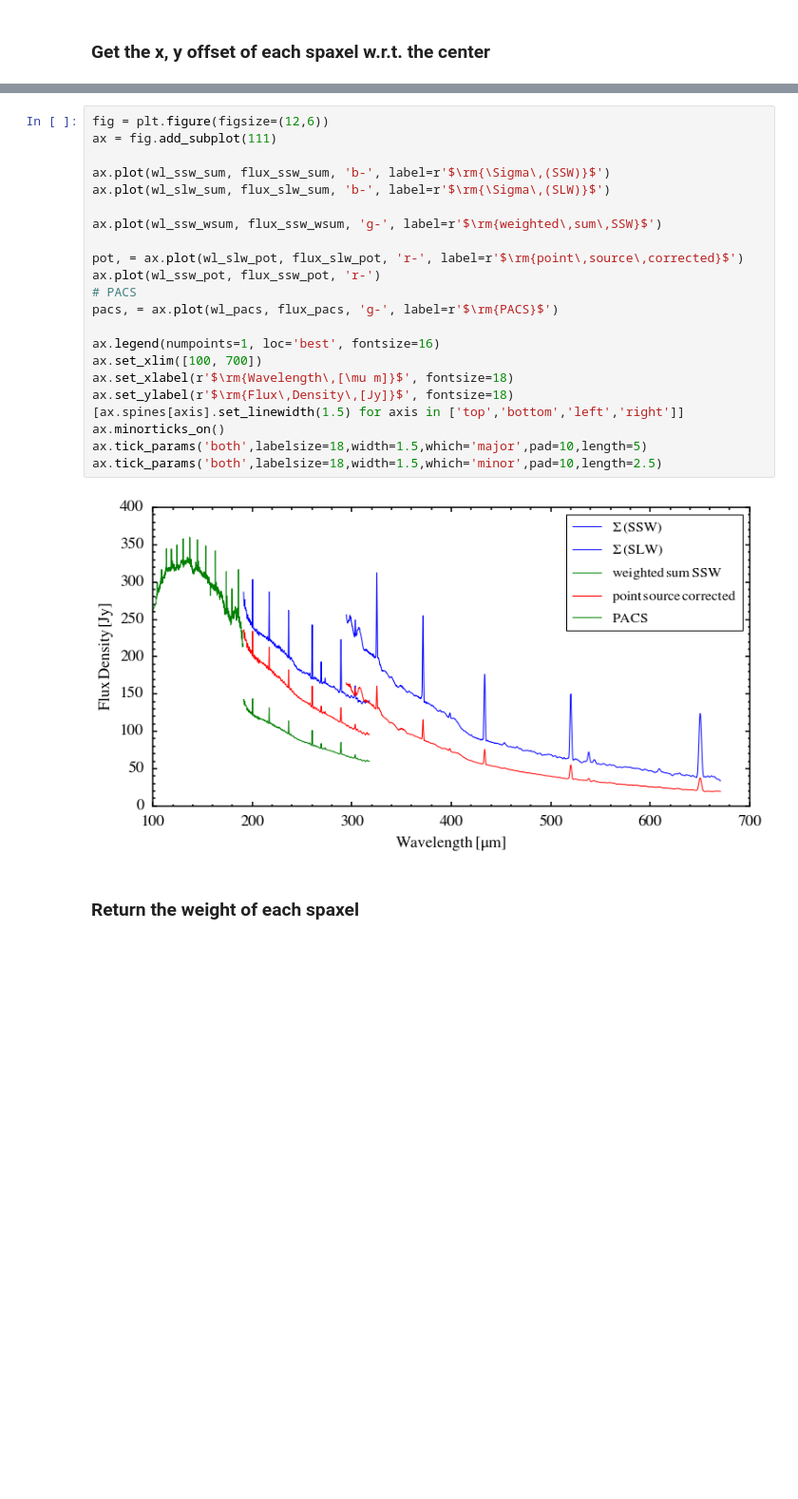
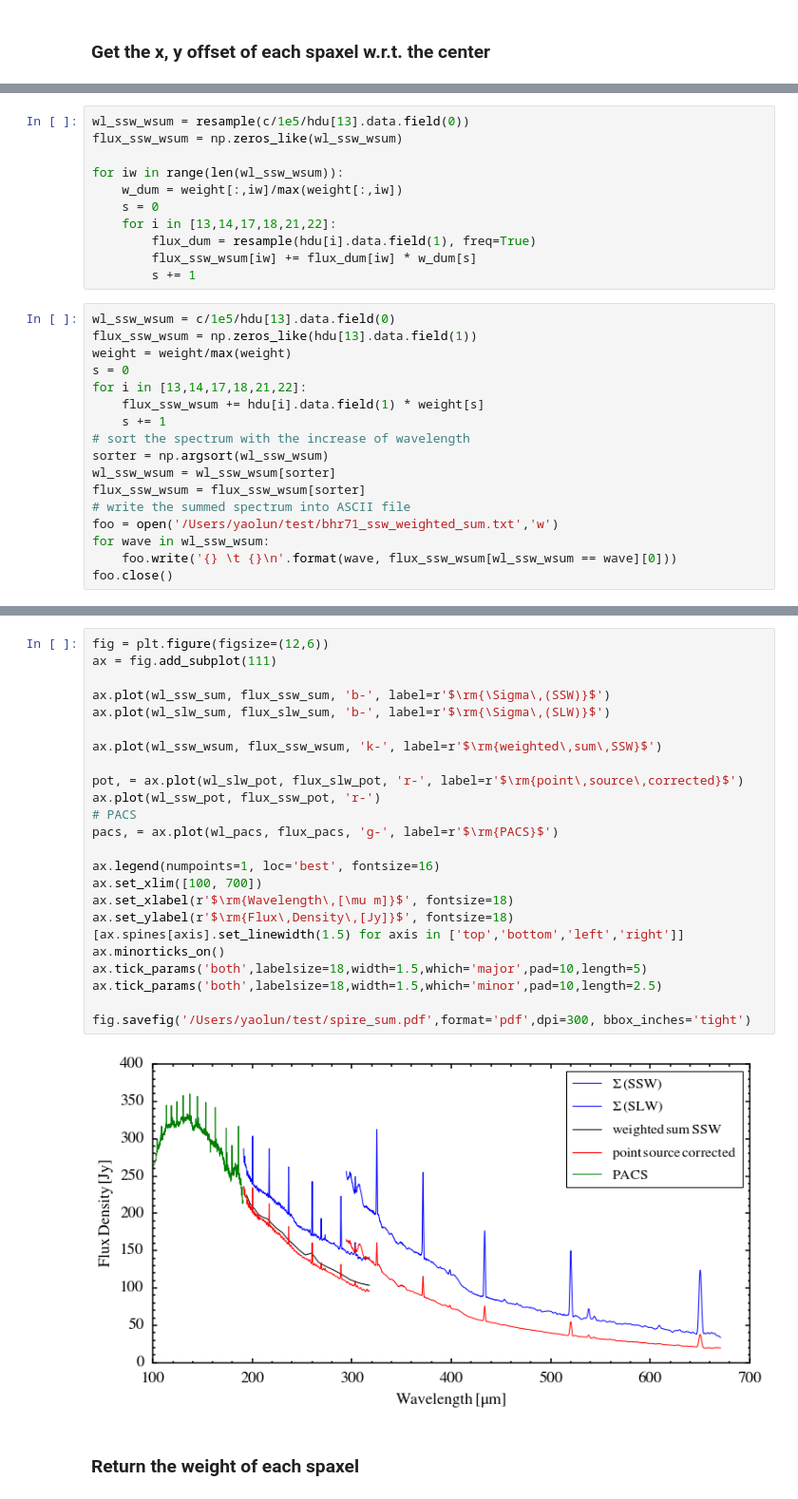
Before and after one commit to yaolun/sa, a Jupyter notebook: spire_products_comparison.ipynb, the cells around one changed output, grey strips where cells are left out. Shown: that part at 95% size. Saved outputs shown, nothing was run; the diff lists cells and outputs as text; blank space fills up the shorter version.

```diff
--- a/spire_products_comparison.ipynb
+++ b/spire_products_comparison.ipynb
@@ -190,0 +212,28 @@ for i in [13,14,17,18,21,22]:
+# %%
+wl_ssw_wsum = resample(c/1e5/hdu[13].data.field(0))
+flux_ssw_wsum = np.zeros_like(wl_ssw_wsum)
+
+for iw in range(len(wl_ssw_wsum)):
+    w_dum = weight[:,iw]/max(weight[:,iw])
+    s = 0
+    for i in [13,14,17,18,21,22]:
+        flux_dum = resample(hdu[i].data.field(1), freq=True)
+        flux_ssw_wsum[iw] += flux_dum[iw] * w_dum[s]
+        s += 1
+# %%
+wl_ssw_wsum = c/1e5/hdu[13].data.field(0)
+flux_ssw_wsum = np.zeros_like(hdu[13].data.field(1))
+weight = weight/max(weight)
+s = 0
+for i in [13,14,17,18,21,22]:
+    flux_ssw_wsum += hdu[i].data.field(1) * weight[s]
+    s += 1
+# sort the spectrum with the increase of wavelength
+sorter = np.argsort(wl_ssw_wsum)
+wl_ssw_wsum = wl_ssw_wsum[sorter]
+flux_ssw_wsum = flux_ssw_wsum[sorter]
+# write the summed spectrum into ASCII file
+foo = open('/Users/yaolun/test/bhr71_ssw_weighted_sum.txt','w')
+for wave in wl_ssw_wsum:
+    foo.write('{} \t {}\n'.format(wave, flux_ssw_wsum[wl_ssw_wsum == wave][0]))
+foo.close()
@@ -191,27 +277,29 @@ for i in [13,14,17,18,21,22]:
 # %%
 fig = plt.figure(figsize=(12,6))
 ax = fig.add_subplot(111)
 
 ax.plot(wl_ssw_sum, flux_ssw_sum, 'b-', label=r'$\rm{\Sigma\,(SSW)}$')
 ax.plot(wl_slw_sum, flux_slw_sum, 'b-', label=r'$\rm{\Sigma\,(SLW)}$')
 
-ax.plot(wl_ssw_wsum, flux_ssw_wsum, 'g-', label=r'$\rm{weighted\,sum\,SSW}$')
+ax.plot(wl_ssw_wsum, flux_ssw_wsum, 'k-', label=r'$\rm{weighted\,sum\,SSW}$')
 
 pot, = ax.plot(wl_slw_pot, flux_slw_pot, 'r-', label=r'$\rm{point\,source\,corrected}$')
 ax.plot(wl_ssw_pot, flux_ssw_pot, 'r-')
 # PACS
 pacs, = ax.plot(wl_pacs, flux_pacs, 'g-', label=r'$\rm{PACS}$')
 
 ax.legend(numpoints=1, loc='best', fontsize=16)
 ax.set_xlim([100, 700])
 ax.set_xlabel(r'$\rm{Wavelength\,[\mu m]}$', fontsize=18)
 ax.set_ylabel(r'$\rm{Flux\,Density\,[Jy]}$', fontsize=18)
 [ax.spines[axis].set_linewidth(1.5) for axis in ['top','bottom','left','right']]
 ax.minorticks_on()
 ax.tick_params('both',labelsize=18,width=1.5,which='major',pad=10,length=5)
 ax.tick_params('both',labelsize=18,width=1.5,which='minor',pad=10,length=2.5)
+
+fig.savefig('/Users/yaolun/test/spire_sum.pdf',format='pdf',dpi=300, bbox_inches='tight')
 # %% [output]
-[figure, old version]
+[figure, new version]
 # %% [markdown]
 ### Return the weight of each spaxel
 # %%
```
Also changed, not shown: parts of 6 cells of this notebook.
